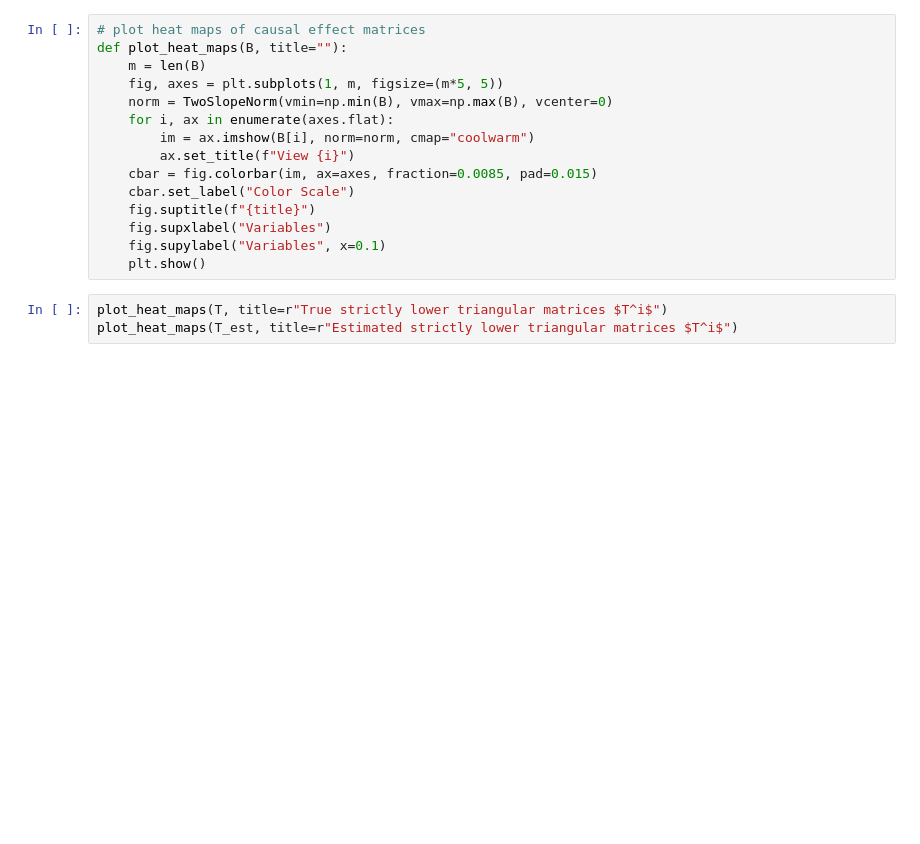
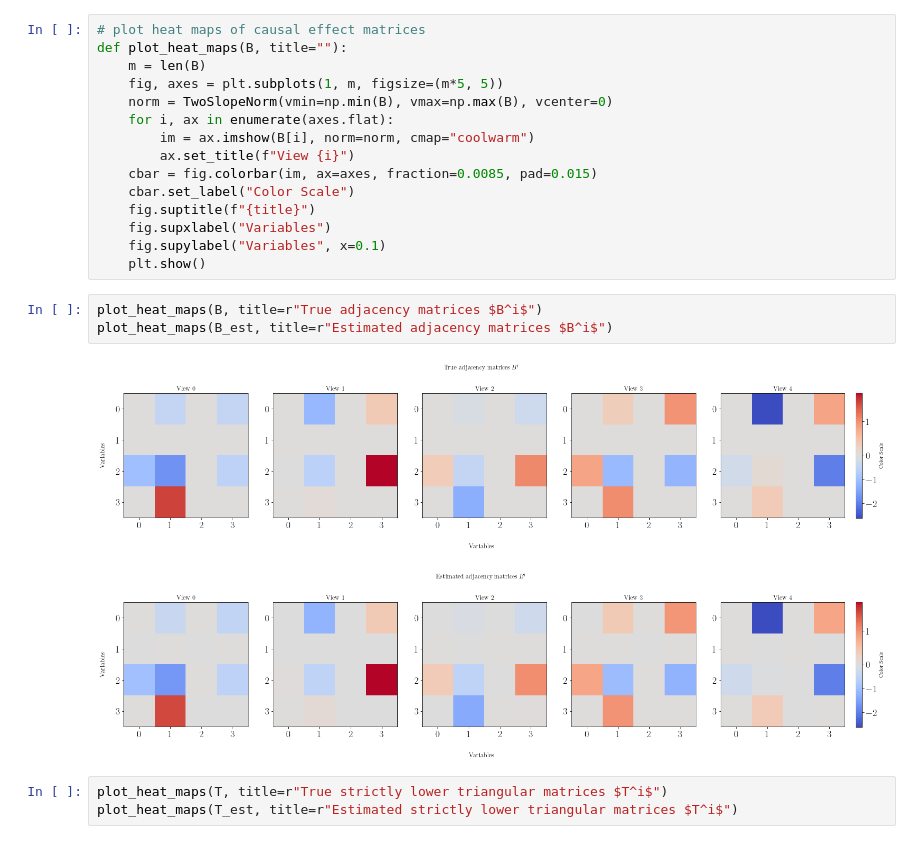
Before and after one commit to AmbroiseHeurtebise/LiMVAM, a Jupyter notebook: examples/example_caramel.ipynb, the cells around one changed output. Cells and saved outputs as stored; diff of their text form; blank space fills up the shorter version.

Commit message:
also plot matrices B

```diff
--- a/examples/example_caramel.ipynb
+++ b/examples/example_caramel.ipynb
@@ -122,6 +122,12 @@ def plot_heat_maps(B, title=""):
     fig.supxlabel("Variables")
     fig.supylabel("Variables", x=0.1)
     plt.show()
+# %%
+plot_heat_maps(B, title=r"True adjacency matrices $B^i$")
+plot_heat_maps(B_est, title=r"Estimated adjacency matrices $B^i$")
+# %% [output]
+[figure, added]
+[figure, added]
 # %%
 plot_heat_maps(T, title=r"True strictly lower triangular matrices $T^i$")
 plot_heat_maps(T_est, title=r"Estimated strictly lower triangular matrices $T^i$")
```
